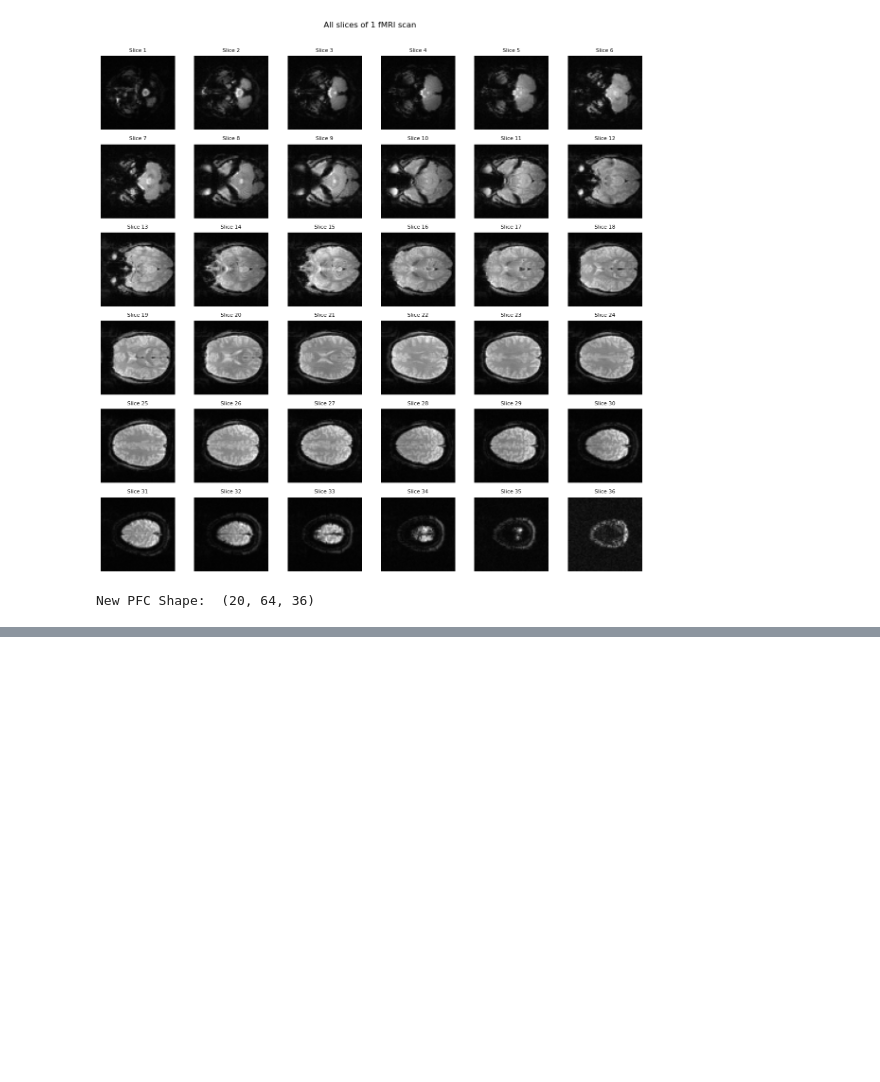
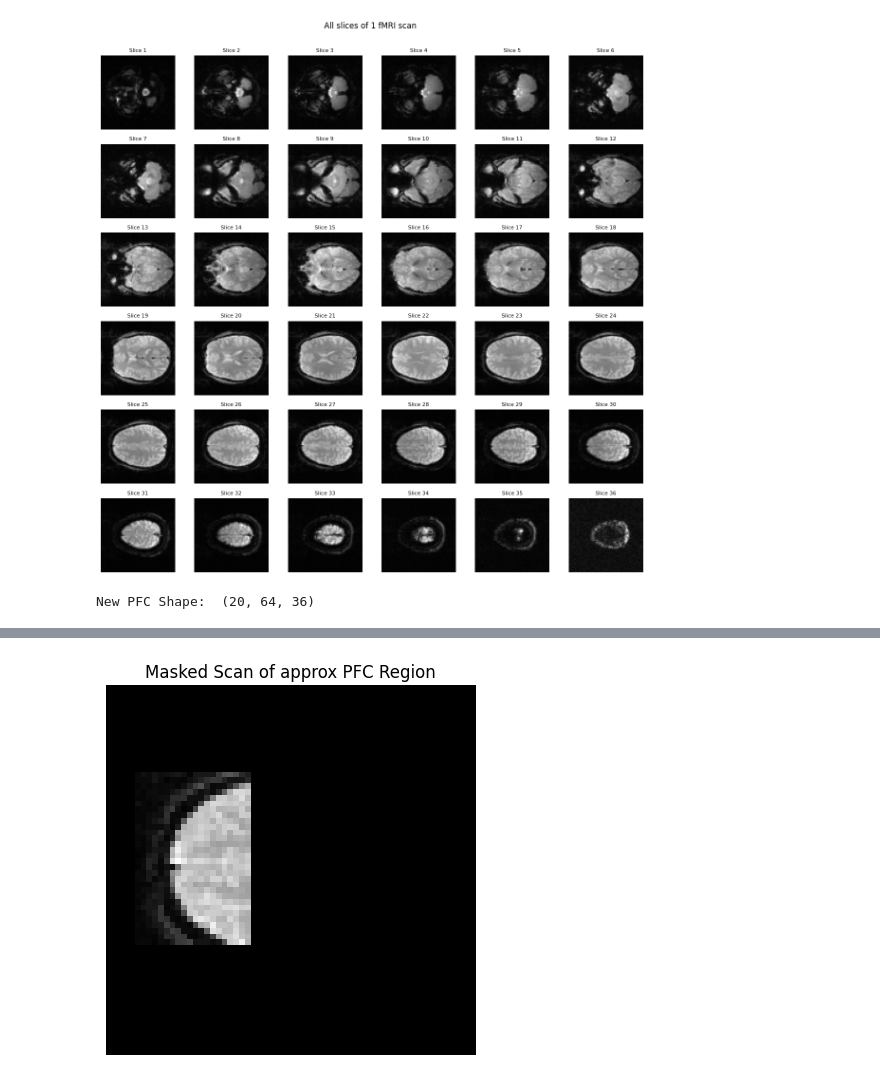
Before and after one commit to Adonimac/fMRI, a Jupyter notebook: test.ipynb, the cells around one changed output, grey strips where cells are left out. Saved outputs shown, nothing was run; the diff lists cells and outputs as text; code cells hidden in the pictures; blank space fills up the shorter version.

```diff
--- a/test.ipynb
+++ b/test.ipynb
@@ -94,0 +61,18 @@ plt.show()
+# %%
+#This is an empty mask
+mask = np.zeros_like(data)
+
+#Tring to approximarte approrpiate slcies for PFC
+mask[15:45, 5:25, 18:30] = 1
+
+masked_data = data * mask
+
+#Visualise middle slice after masking
+#middle_slice = masked_data[:,:, masked_data.shape[2] // 2]
+
+plt.imshow(masked_data[:,:,25], cmap='gray')
+plt.title("Masked Scan of approx PFC Region")
+plt.axis('off')
+plt.show()
+# %% [output]
+[figure, added]
```
Also changed, not shown: parts of 12 cells of this notebook.
